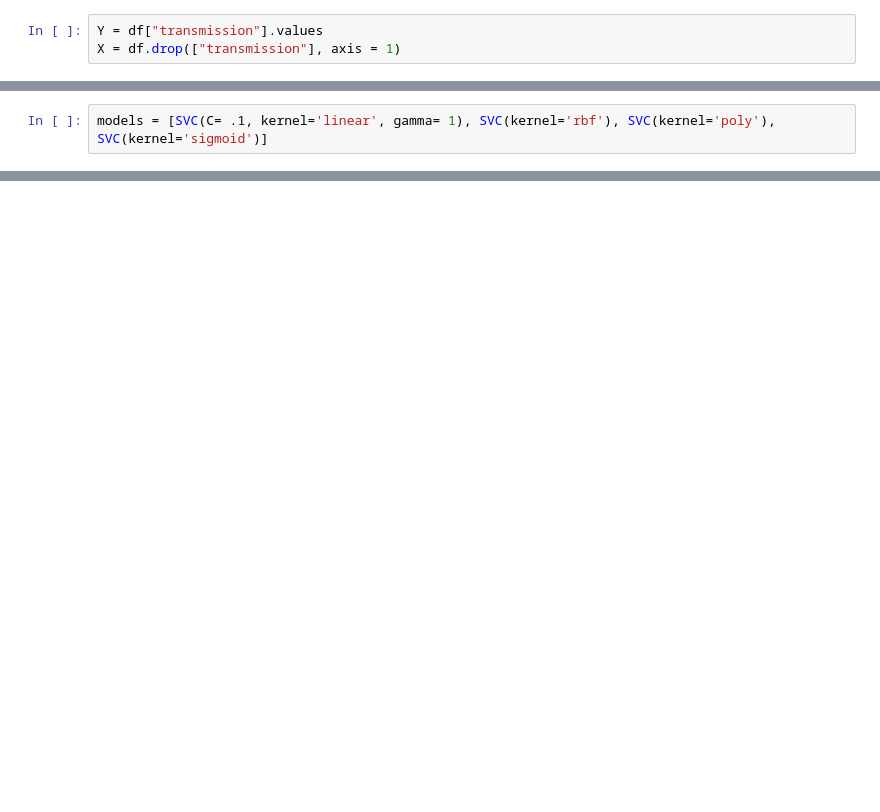
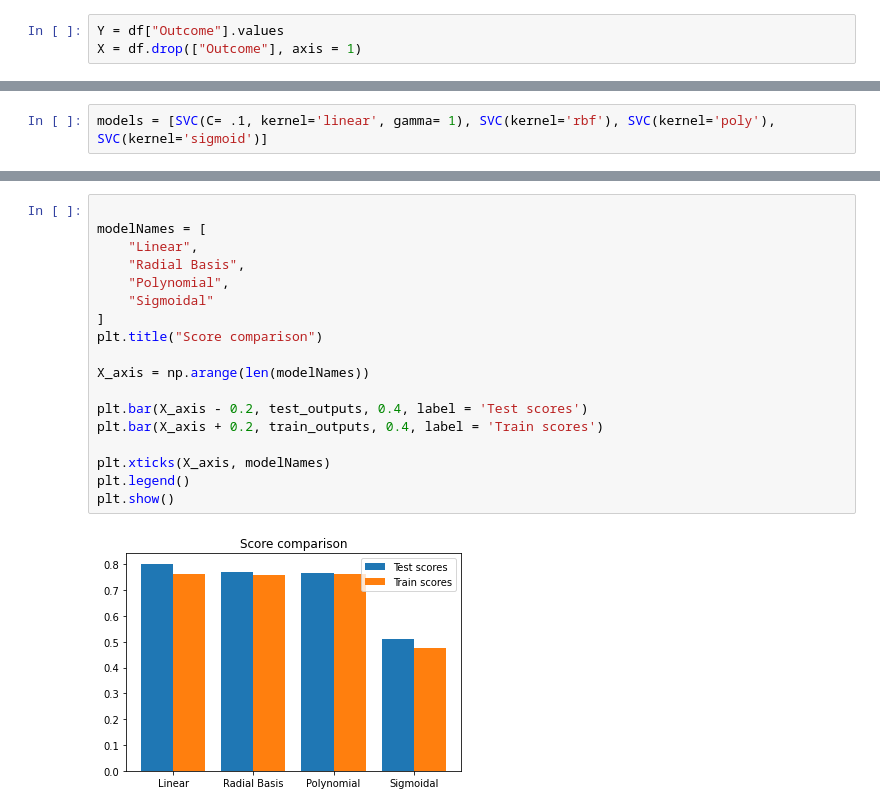
Before and after one commit to ChintzRuparel/Machine-Learning, a Jupyter notebook: ML_EXP4.ipynb, the cells around one changed output, grey strips where cells are left out. Drawn from its saved outputs; the diff is of its cells as text; blank space fills up the shorter version.

```diff
--- a/ML_EXP4.ipynb
+++ b/ML_EXP4.ipynb
@@ -29,4 +29,4 @@ Text(0.5, 1.0, 'Correlation')
 # %%
-Y = df["transmission"].values
-X = df.drop(["transmission"], axis = 1)
+Y = df["Outcome"].values
+X = df.drop(["Outcome"], axis = 1)
 # %%
@@ -62,0 +61,20 @@ IndentationError: ignored
+# %%
+
+modelNames = [
+    "Linear",
+    "Radial Basis",
+    "Polynomial",
+    "Sigmoidal"
+]
+plt.title("Score comparison")
+
+X_axis = np.arange(len(modelNames))
+
+plt.bar(X_axis - 0.2, test_outputs, 0.4, label = 'Test scores')
+plt.bar(X_axis + 0.2, train_outputs, 0.4, label = 'Train scores')
+
+plt.xticks(X_axis, modelNames)
+plt.legend()
+plt.show()
+# %% [output]
+[figure, added]
```
Also changed, not shown: parts of 5 cells of this notebook.
